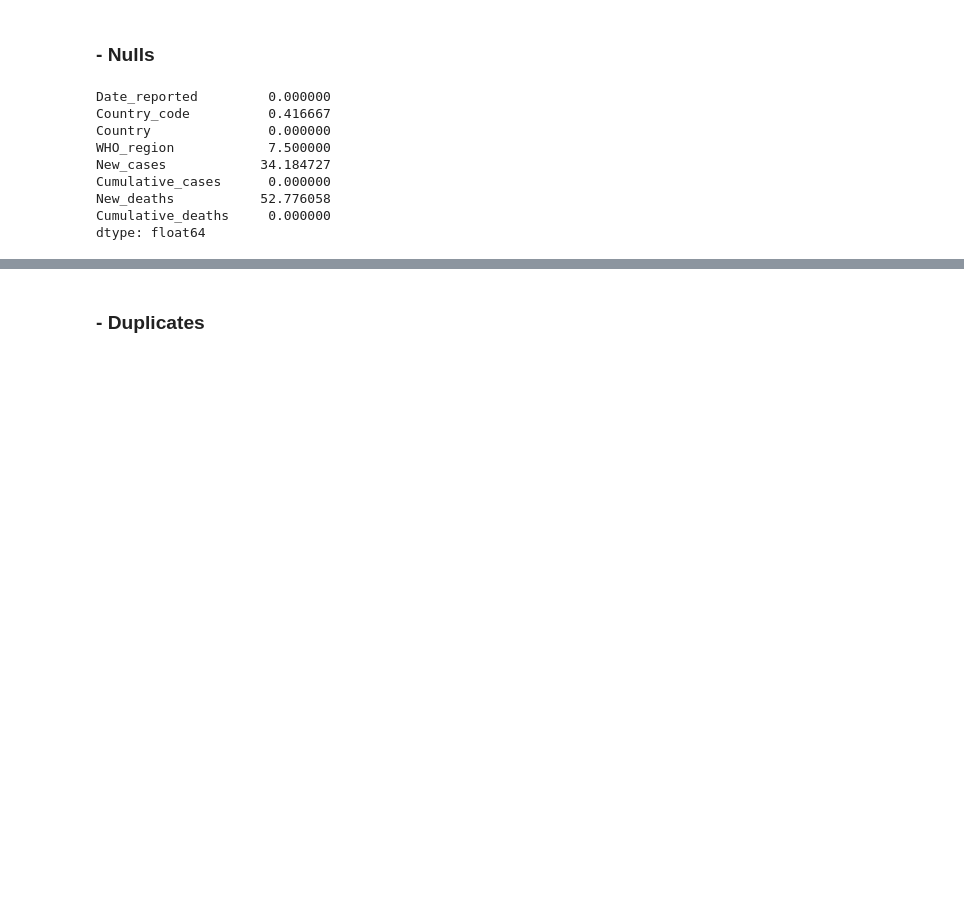
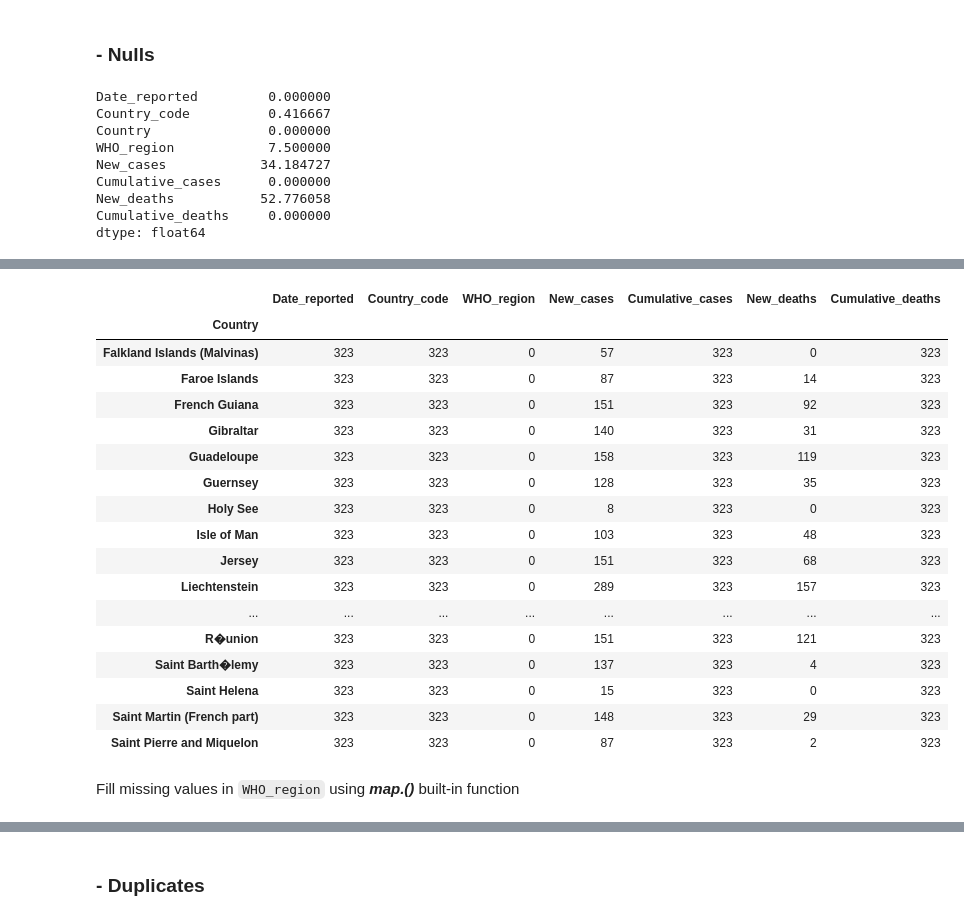
Before and after one commit to Carlos475-create/final-project-eda-dashboard, a Jupyter notebook: notebooks/01_covid_data_inspection.ipynb, the cells around one changed output, grey strips where cells are left out. Saved outputs shown, nothing was run; the diff lists cells and outputs as text; code cells hidden in the pictures; blank space fills up the shorter version.

Commit message:
EDA: Handled missing values in covid dataset and started intial inspection of vaccine adm. dataset

```diff
--- a/notebooks/01_covid_data_inspection.ipynb
+++ b/notebooks/01_covid_data_inspection.ipynb
@@ -87,0 +96,2 @@ dtype: float64
+# %%
+covid_data['Country_code'] = covid_data['Country_code'].fillna('NA')
@@ -87,0 +114,21 @@ dtype: float64
+# %%
+covid_data[covid_data['WHO_region'].isna()].groupby('Country').count()
+# %% [output]
+|  | Date_reported | Country_code | WHO_region | New_cases | Cumulative_cases | New_deaths | Cumulative_deaths |
+| Country |  |  |  |  |  |  |  |
+| Falkland Islands (Malvinas) | 323 | 323 | 0 | 57 | 323 | 0 | 323 |
+| Faroe Islands | 323 | 323 | 0 | 87 | 323 | 14 | 323 |
+| French Guiana | 323 | 323 | 0 | 151 | 323 | 92 | 323 |
+| Gibraltar | 323 | 323 | 0 | 140 | 323 | 31 | 323 |
+| Guadeloupe | 323 | 323 | 0 | 158 | 323 | 119 | 323 |
+| Guernsey | 323 | 323 | 0 | 128 | 323 | 35 | 323 |
+| Holy See | 323 | 323 | 0 | 8 | 323 | 0 | 323 |
+| Isle of Man | 323 | 323 | 0 | 103 | 323 | 48 | 323 |
+| Jersey | 323 | 323 | 0 | 151 | 323 | 68 | 323 |
+| Liechtenstein | 323 | 323 | 0 | 289 | 323 | 157 | 323 |
+| ... | ... | ... | ... | ... | ... | ... | ... |
+| R�union | 323 | 323 | 0 | 151 | 323 | 121 | 323 |
+| Saint Barth�lemy | 323 | 323 | 0 | 137 | 323 | 4 | 323 |
+| Saint Helena | 323 | 323 | 0 | 15 | 323 | 0 | 323 |
+| Saint Martin (French part) | 323 | 323 | 0 | 148 | 323 | 29 | 323 |
+| Saint Pierre and Miquelon | 323 | 323 | 0 | 87 | 323 | 2 | 323 |
@@ -87,0 +161,2 @@ dtype: float64
+# %% [markdown]
+Fill missing values in `WHO_region` using ***map.()*** built-in function
```
Also changed, not shown: parts of 18 cells of this notebook, 1 other file.
